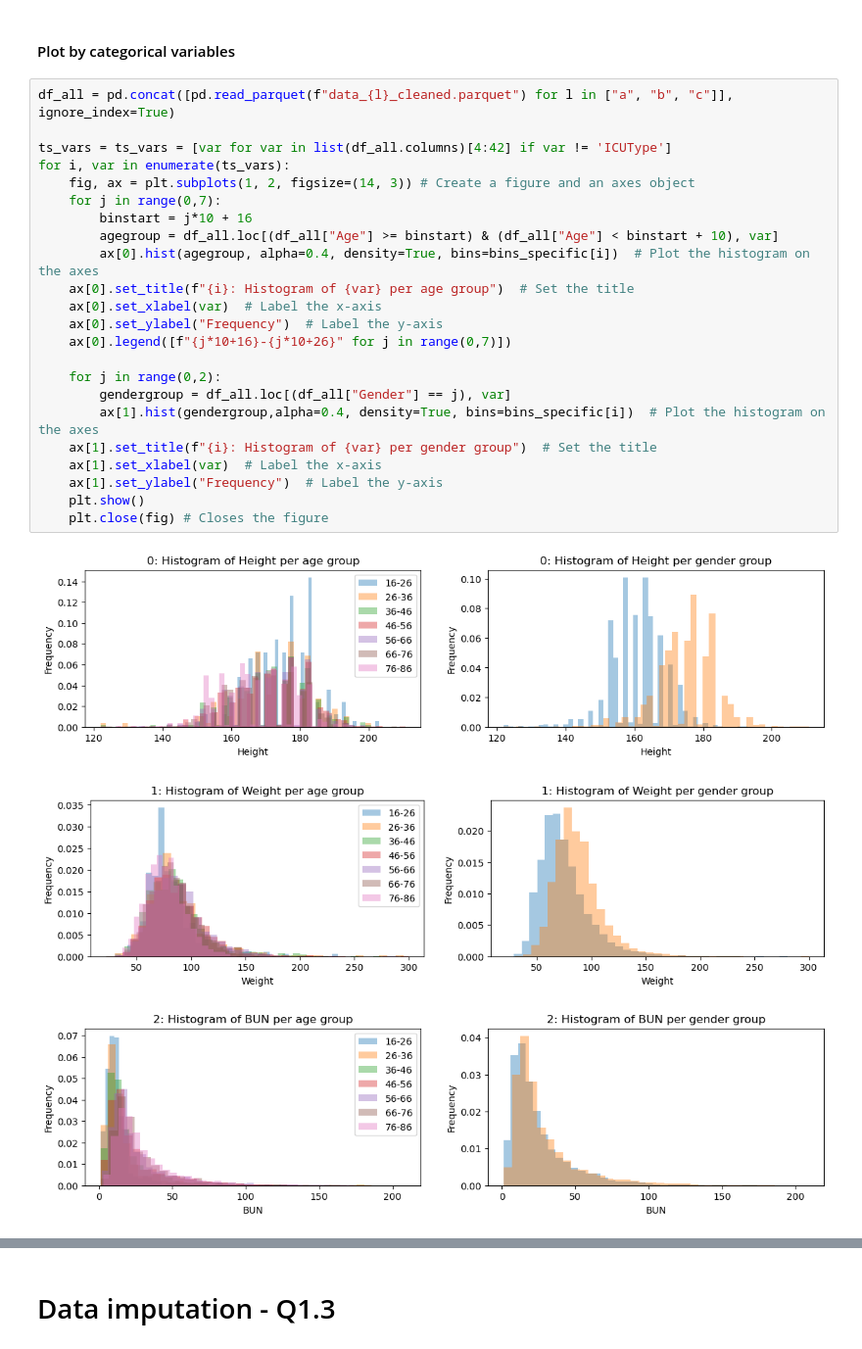
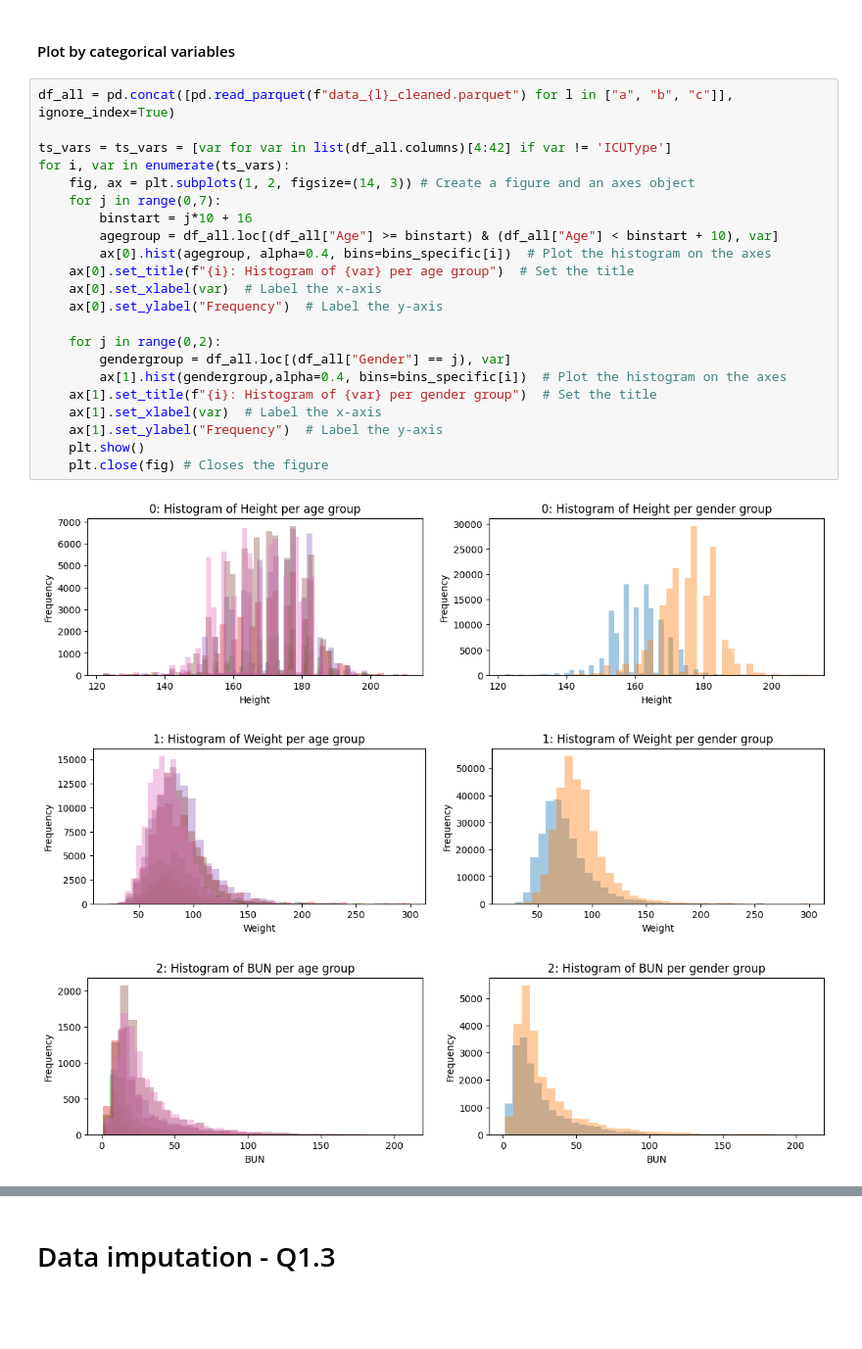
Before and after one commit to KarlDeck/ML4HC_P1, a Jupyter notebook: Project1_Task1.ipynb, the cells around one changed output, grey strips where cells are left out. Shown at 98% size. Cells and saved outputs as stored; diff of their text form; blank space fills up the shorter version.

```diff
--- a/Project1_Task1.ipynb
+++ b/Project1_Task1.ipynb
@@ -293,27 +292,26 @@ None
 # %%
 df_all = pd.concat([pd.read_parquet(f"data_{l}_cleaned.parquet") for l in ["a", "b", "c"]], ignore_index=True)
 
 ts_vars = ts_vars = [var for var in list(df_all.columns)[4:42] if var != 'ICUType']
 for i, var in enumerate(ts_vars):
     fig, ax = plt.subplots(1, 2, figsize=(14, 3)) # Create a figure and an axes object
     for j in range(0,7):
         binstart = j*10 + 16
         agegroup = df_all.loc[(df_all["Age"] >= binstart) & (df_all["Age"] < binstart + 10), var]
-        ax[0].hist(agegroup, alpha=0.4, density=True, bins=bins_specific[i])  # Plot the histogram on the axes
+        ax[0].hist(agegroup, alpha=0.4, bins=bins_specific[i])  # Plot the histogram on the axes
     ax[0].set_title(f"{i}: Histogram of {var} per age group")  # Set the title
     ax[0].set_xlabel(var)  # Label the x-axis
     ax[0].set_ylabel("Frequency")  # Label the y-axis
-    ax[0].legend([f"{j*10+16}-{j*10+26}" for j in range(0,7)])
 
     for j in range(0,2):
         gendergroup = df_all.loc[(df_all["Gender"] == j), var]
-        ax[1].hist(gendergroup,alpha=0.4, density=True, bins=bins_specific[i])  # Plot the histogram on the axes
+        ax[1].hist(gendergroup,alpha=0.4, bins=bins_specific[i])  # Plot the histogram on the axes
     ax[1].set_title(f"{i}: Histogram of {var} per gender group")  # Set the title
     ax[1].set_xlabel(var)  # Label the x-axis
     ax[1].set_ylabel("Frequency")  # Label the y-axis
     plt.show()
     plt.close(fig) # Closes the figure
 # %% [output]
-[figure, old version]
+[figure, new version]
-[figure, old version]
+[figure, new version]
-[figure, old version]
+[figure, new version]
```
Also changed, not shown: parts of 11 cells of this notebook.
